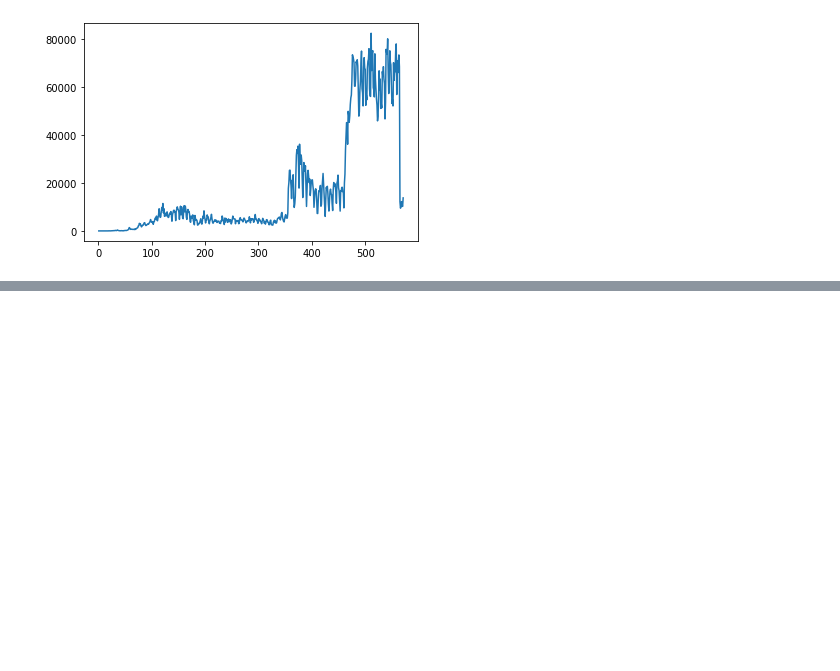
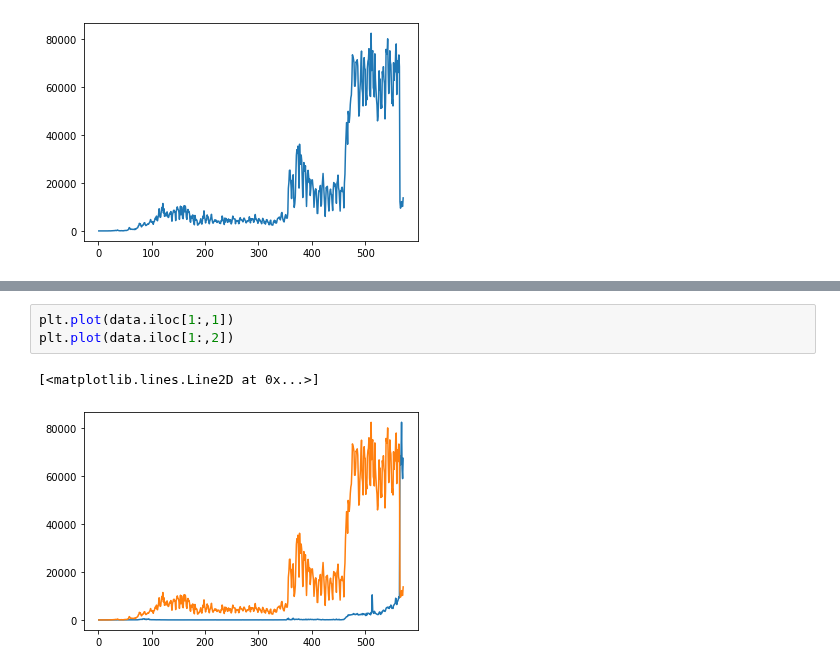
Before and after one commit to Anusarakh/DPDM2021, a Jupyter notebook: Data_102(Chapter_2).ipynb, the cells around one changed output, grey strips where cells are left out. Cells and saved outputs as stored; diff of their text form; blank space fills up the shorter version.

```diff
--- a/Data_102(Chapter_2).ipynb
+++ b/Data_102(Chapter_2).ipynb
@@ -258,0 +265,6 @@ plt.plot(data.iloc[564:,1])
+# %%
+plt.plot(data.iloc[1:,1])
+plt.plot(data.iloc[1:,2])
+# %% [output]
+[<matplotlib.lines.Line2D at 0x...>]
+[figure, added]
```
Also changed, not shown: parts of 23 cells of this notebook.
